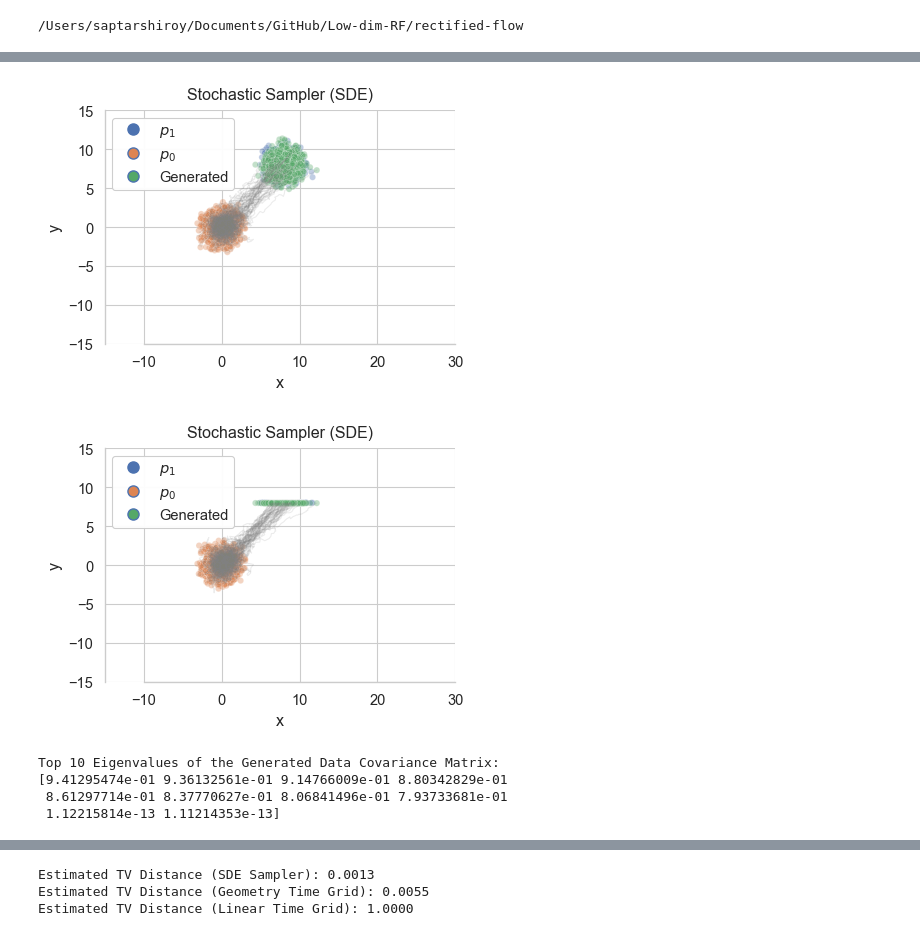
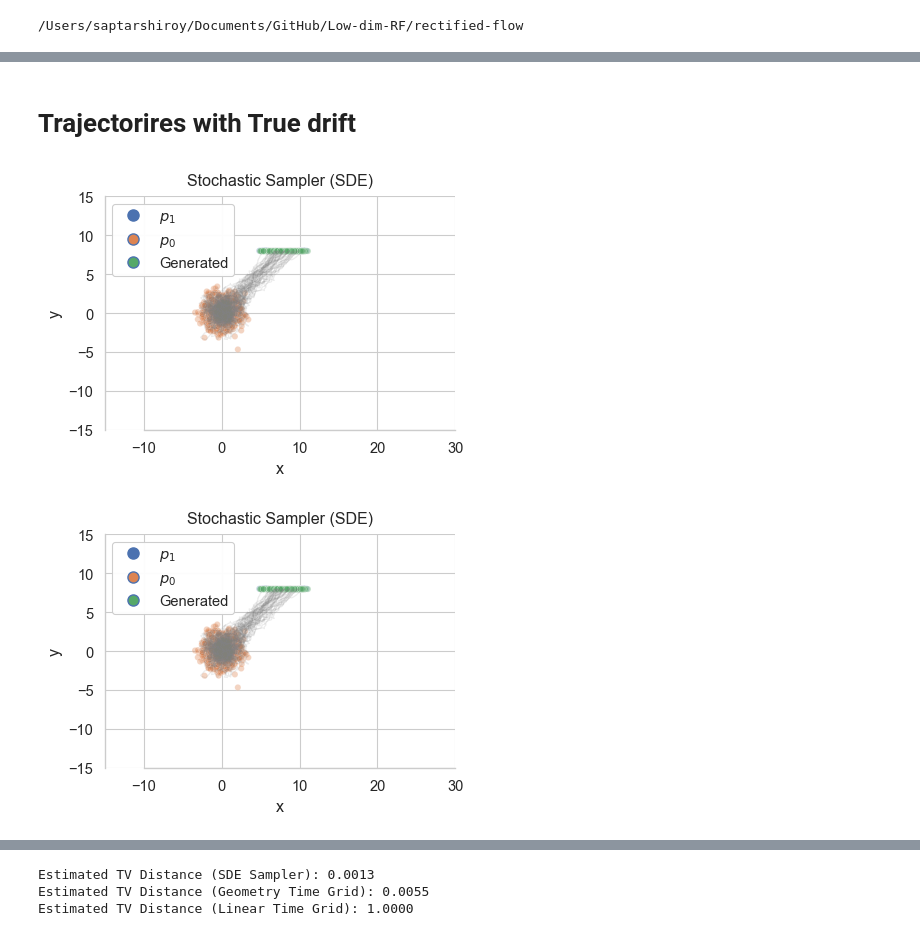
Before and after one commit to roysaptaumich/Low-dim-RF, a Jupyter notebook: low_rank_Gaussian_experiments.ipynb, the cells around one changed output, grey strips where cells are left out. Cells and saved outputs as stored; diff of their text form; code cells hidden in the pictures.

```diff
--- a/low_rank_Gaussian_experiments.ipynb
+++ b/low_rank_Gaussian_experiments.ipynb
@@ -52,12 +52,12 @@ from sklearn.datasets import make_moons
 from data_generator import generate_data
 #####################################
 n_samples = 50000
-INPUT_DIM = 800
-RANK = 8
+INPUT_DIM = 3
+RANK = 2
 CENTER = torch.ones(INPUT_DIM) * 8.0
-TYPE = 'low_rank_Gaussian'  # 'low_rank_Gaussian' or 'two_moons'
+TYPE = 'two_moons'  # 'low_rank_Gaussian' or 'two_moons'
 
-NUM_STEPS = 100 # Number of time steps for sampling
+NUM_STEPS = 200 # Number of time steps for sampling
 NUM_SAMPLES = 2000 # Number of samples to Generate
 #####################################
 
@@ -246,45 +283,37 @@ fig_lin = draw_plot_sns(traj1_lin.trajectories, D1, second_coord= j, M=25, num_t
+# %% [markdown]
+# Trajectorires with True drift
 # %%
 true_euler_sampler_lin = MytrueEulerSampler( k = RANK, d = INPUT_DIM, CENTER= CENTER,
     rectified_flow=straight_rf,
     time_grid = lin_timegrid_generator(NUM_STEPS),
     num_samples= NUM_SAMPLES,
 )
 
 true_euler_sampler_geom = MytrueEulerSampler( k = RANK, d = INPUT_DIM, CENTER= CENTER,
     rectified_flow=straight_rf,
     time_grid = geom_timegrid_generator(NUM_STEPS, delta=1/max(INPUT_DIM, NUM_STEPS)),
     num_samples= NUM_SAMPLES,
 )
 
 true_sde_sampler = Mynew_trueSDESampler( k = RANK, d = INPUT_DIM, CENTER= CENTER,
     rectified_flow=straight_rf,
     time_grid = MynewSDE_timegrid_generator(200 , c0 = 2, c1 = 5), # 900, c0 = 5, c1 = 10.5
     num_samples= NUM_SAMPLES,
 )
 
 true_traj1_geom = true_euler_sampler_geom.sample_loop(seed=100)
 true_traj1_lin = true_euler_sampler_lin.sample_loop(seed=100)
 
 true_traj_sde = true_sde_sampler.sample_loop(seed=100)
 
 # fig_geom = draw_plot_sns(true_traj1_geom.trajectories, D1,  second_coord=1, M=30, num_traj=100,
 #                      sampler_label='Deterministic Sampler (ODE) + Geometric grid', save_pdf=False)
 # fig_lin = draw_plot_sns(true_traj1_lin.trajectories, D1, second_coord=1, M=30, num_traj=100,
 #                      sampler_label='Deterministic Sampler (ODE) + Linear grid', save_pdf=False)
-fig_sde = draw_plot_sns(true_traj_sde.trajectories, D1,  second_coord=1, M=30, num_traj=50,
+fig_sde = draw_plot_sns(true_traj_sde.trajectories, D1,  second_coord=2, M=30, num_traj=50,
                      sampler_label='Stochastic Sampler (SDE)', save_pdf=False)
-fig_sde = draw_plot_sns(true_traj_sde.trajectories, D1,  second_coord=9, M=30, num_traj=50,
+fig_sde = draw_plot_sns(true_traj_sde.trajectories, D1,  second_coord=2, M=30, num_traj=50,
                      sampler_label='Stochastic Sampler (SDE)', save_pdf=False)
 # %% [output]
-[figure, old version]
+[figure, new version]
-[figure, old version]
+[figure, new version]
-# %%
-cov_gen = np.cov(true_traj_sde.trajectories[-1].cpu().numpy(), rowvar=False)
-eigenvalues, _ = np.linalg.eig(cov_gen)
-print("Top 10 Eigenvalues of the Generated Data Covariance Matrix:")
-print(np.sort(eigenvalues)[-10:][::-1])
-# %% [output]
-Top 10 Eigenvalues of the Generated Data Covariance Matrix:
-[9.41295474e-01 9.36132561e-01 9.14766009e-01 8.80342829e-01
- 8.61297714e-01 8.37770627e-01 8.06841496e-01 7.93733681e-01
- 1.12215814e-13 1.11214353e-13]
```
Also changed, not shown: parts of 14 cells of this notebook, 1 other file.
